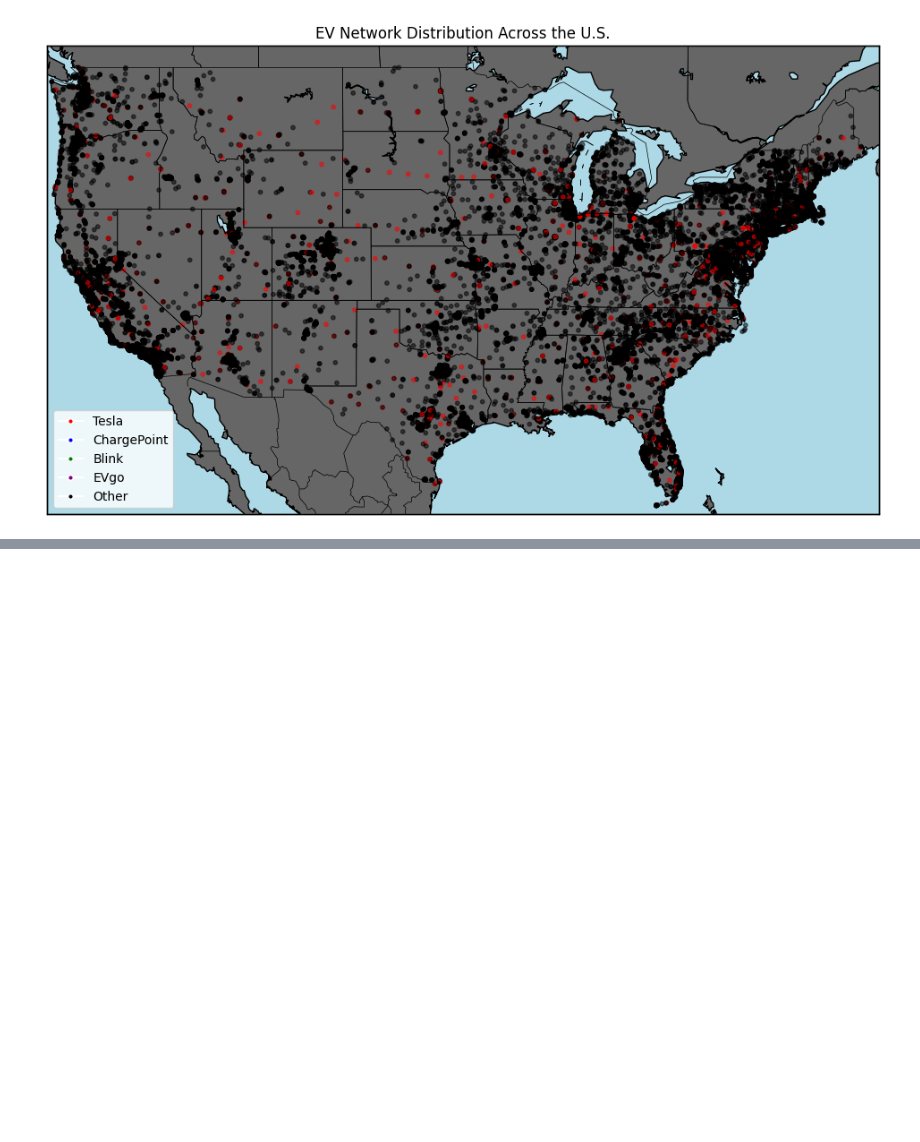
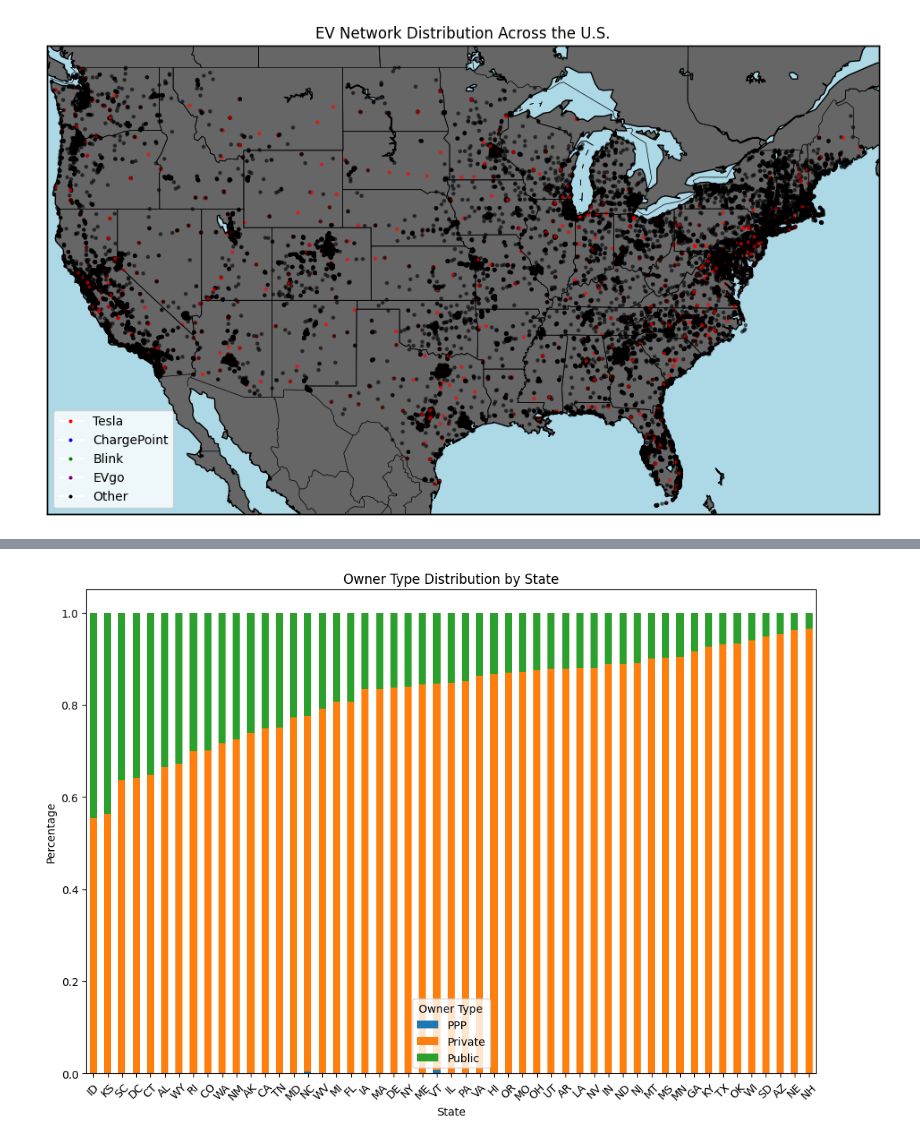
Before and after one commit to onetrue-6657/dataio2025, a Jupyter notebook: ev_stations.ipynb, the cells around one changed output, grey strips where cells are left out. Cells and saved outputs as stored; diff of their text form; code cells hidden in the pictures; blank space fills up the shorter version.

```diff
--- a/ev_stations.ipynb
+++ b/ev_stations.ipynb
@@ -172,0 +223,29 @@ Text(0.5, 1.0, 'EV Network Distribution Across the U.S.')
+# %%
+# State vs Owner Public/Private/PPP Sorted
+
+state_owner_data = df[['State', 'Owner Type Code']]
+state_owner_data = state_owner_data.dropna(subset=['Owner Type Code'])
+state_counts = df['State'].value_counts()
+
+state_owner_data.loc[state_owner_data['Owner Type Code'].isin(['FG', 'SG', 'LG', 'T']), 'Owner Type Code'] = 'Public'
+state_owner_data.loc[state_owner_data['Owner Type Code'] == 'P', 'Owner Type Code'] = 'Private'
+state_owner_data.loc[state_owner_data['Owner Type Code'] == 'J', 'Owner Type Code'] = 'PPP'
+
+valid_states = state_counts[state_counts > 10].index
+state_owner_filtered = state_owner_data[state_owner_data['State'].isin(valid_states)]
+
+state_owner_counts = state_owner_filtered.groupby(['State', 'Owner Type Code']).size().unstack(fill_value=0)
+state_owner_ratios = state_owner_counts.div(state_owner_counts.sum(axis=1), axis=0)
+
+state_owner_ratios = state_owner_ratios.sort_values(by='Public', ascending=False)
+
+state_owner_ratios.plot(kind='bar', stacked=True, figsize=(12, 8))
+plt.title("Owner Type Distribution by State")
+plt.xlabel("State")
+plt.ylabel("Percentage")
+plt.legend(title="Owner Type")
+plt.xticks(rotation=45)
+
+plt.show()
+# %% [output]
+[figure, added]
```
Also changed, not shown: parts of 3 cells of this notebook, 2 other files.
